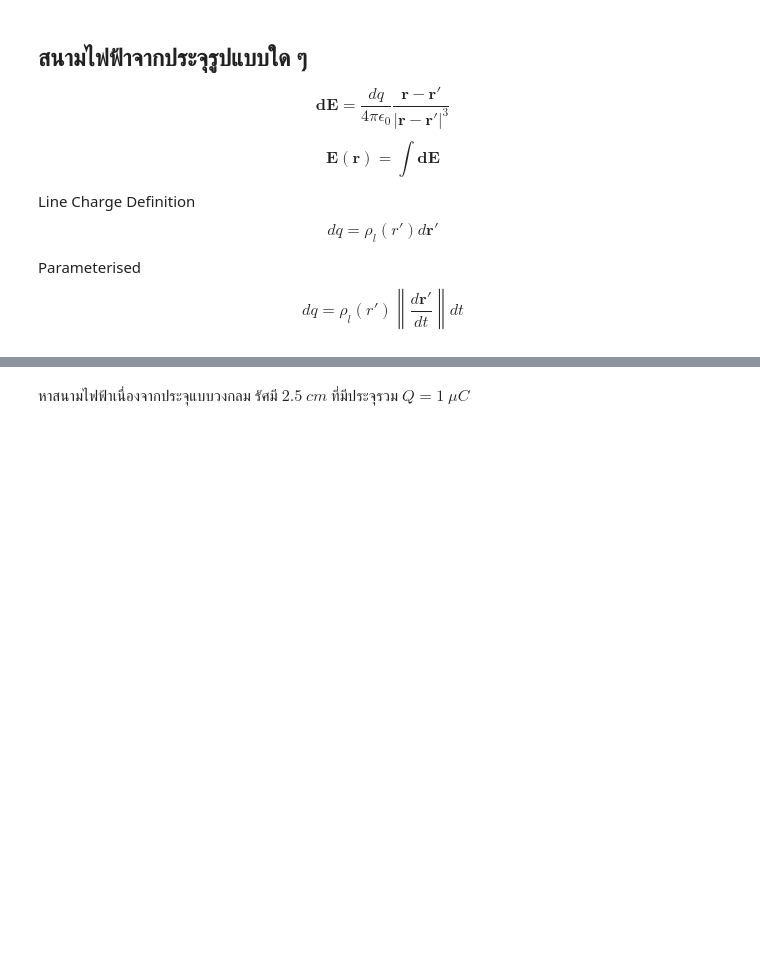
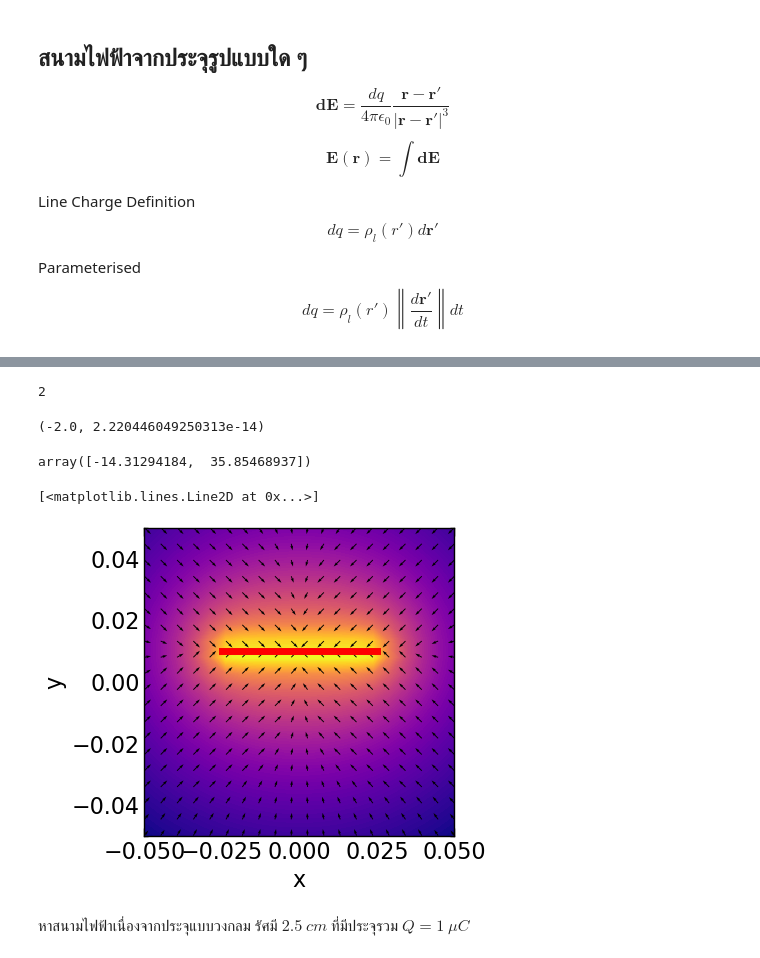
Before and after one commit to nayot/emag, a Jupyter notebook: Gauss_Law_WB.ipynb, the cells around one changed output, grey strips where cells are left out. Drawn from its saved outputs; the diff is of its cells as text; code cells hidden in the pictures; blank space fills up the shorter version.

```diff
--- a/Gauss_Law_WB.ipynb
+++ b/Gauss_Law_WB.ipynb
@@ -57,0 +101,6 @@ $$dq=\rho_l(r')\left\|\frac{d\mathbf{r'}}{dt}\right\|dt$$
+# %%
+# lambda function
+f = lambda x, y: x * y
+f(1, 2)
+# %% [output]
+2
@@ -58,3 +112,30 @@ $$dq=\rho_l(r')\left\|\frac{d\mathbf{r'}}{dt}\right\|dt$$
+# %%
+# Test qaud
+quad(lambda x: np.sin(x), np.pi, 2.0 * np.pi)
+# %% [output]
+(-2.0, 2.220446049250313e-14)
+# %%
+def E(x, y):
+    Ex = quad(dExdt, -2.5e-2, 2.5e-2, args=(x, y))[0]
+    Ey = quad(dEydt, -2.5e-2, 2.5e-2, args=(x, y))[0]
+    return np.array([Ex, Ey])
+
+E(2, -5)
+# %% [output]
+array([-14.31294184,  35.85468937])
+# %%
+X = np.linspace(-2.5e-2, 2.5e-2, 100)
+Y = 1e-2 * np.ones(len(X))
+
+fig = plt.figure(figsize=(4, 4))
+ax = field_plot(E, x_min=-5e-2, x_max=5e-2, y_min=-5e-2, y_max=5e-2,\
+                num_grids=20, contour=True)
+# ax.set_xlim(-0.05e-2, 0.05e-2)
+# ax.set_ylim(-5e-2, 5e-2)
+ax.plot(X, Y, color='r', linewidth=5)
+# %% [output]
+[<matplotlib.lines.Line2D at 0x...>]
+[figure, added]
 # %%
 import numpy as np
 import matplotlib.pyplot as plt
```
Also changed, not shown: parts of 28 cells of this notebook, 1 other file.
